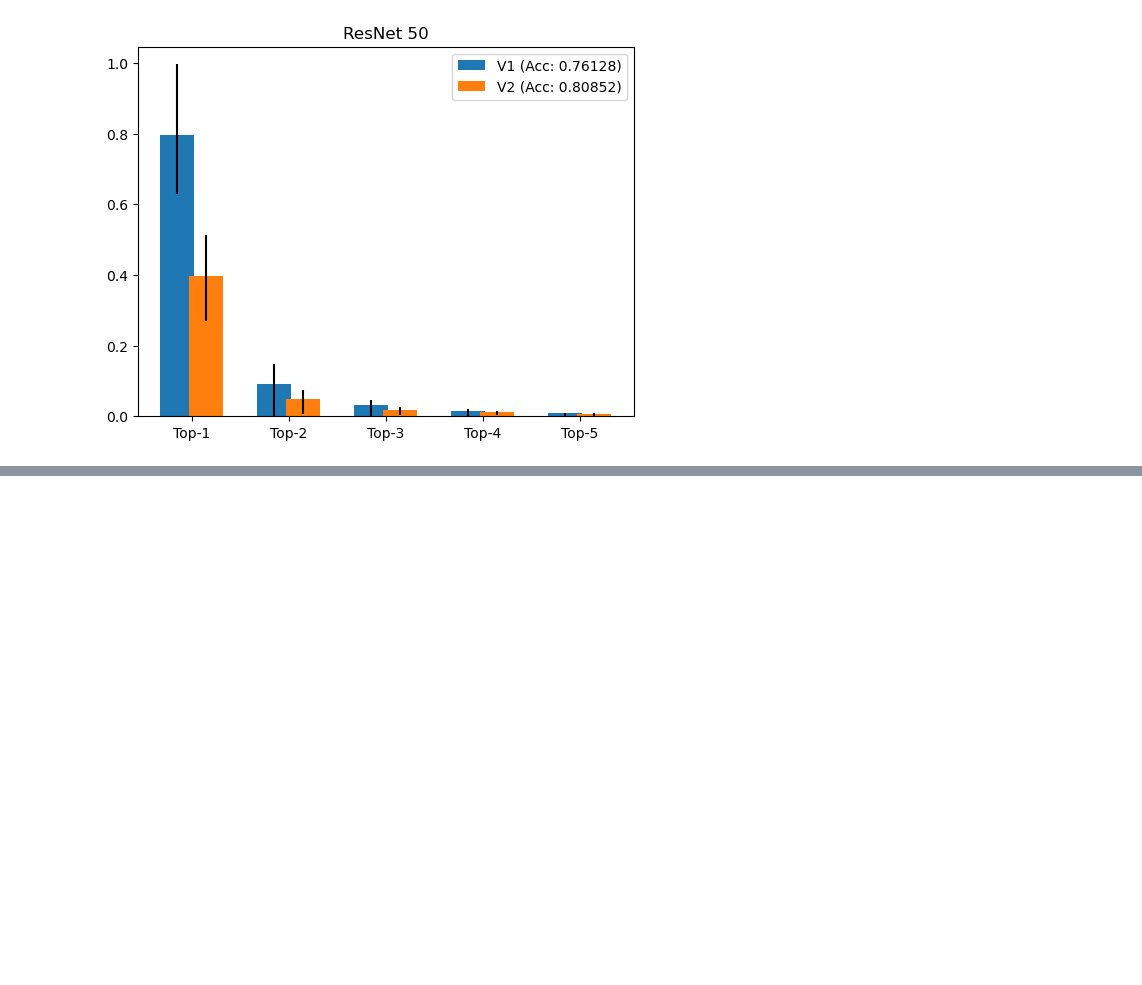
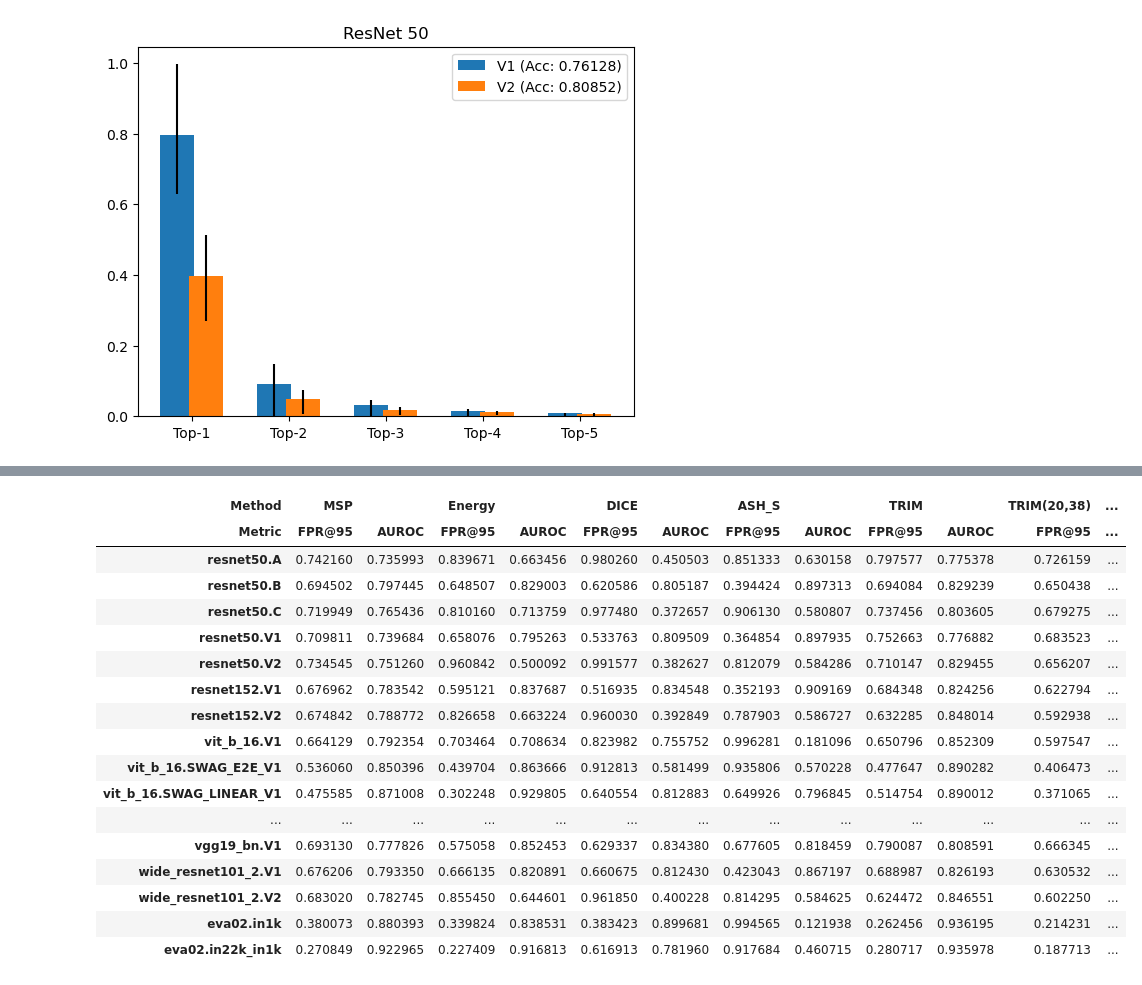
Before and after one commit to wizardbc/trim, a Jupyter notebook: eval.ipynb, the cells around one changed output, grey strips where cells are left out. Saved outputs shown, nothing was run; the diff lists cells and outputs as text; code cells hidden in the pictures; blank space fills up the shorter version.

```diff
--- a/eval.ipynb
+++ b/eval.ipynb
@@ -73,9 +74,9 @@ len([n for n in lp.keys() if lp.get(n)]), len([n for n in lp.keys() if not lp.ge
 # %%
 def color_df(df:pd.DataFrame) -> Styler:
   styler = df.style
-  if ('MSP', 'FPR@95') in df.columns:
+  if (('MSP', 'FPR@95') in df.columns) or (('TRIM(20,38)', 'FPR@95') in df.columns):
     styler.background_gradient(axis=None, subset=pd.IndexSlice[:,pd.IndexSlice[:, 'FPR@95']], cmap='PuBu', vmin=0, vmax=1)
-  if ('MSP', 'AUROC') in df.columns:
+  if (('MSP', 'AUROC') in df.columns) or (('TRIM(20,38)', 'AUROC') in df.columns):
     styler.background_gradient(axis=None, subset=pd.IndexSlice[:,pd.IndexSlice[:, 'AUROC']], cmap='YlOrRd_r', vmin=0, vmax=1)
   if ('ID', 'Accuracy') in df.columns:
     styler.background_gradient(axis=None, subset=pd.IndexSlice[:,pd.IndexSlice[:, 'Accuracy']], cmap='gray', vmin=0.5, vmax=1)
@@ -303,0 +398,24 @@ plt.show()
+# %%
+df_avg = pd.DataFrame({k: v.loc[observe_ood].mean()for k,v in metrics.items()}).T
+df_avg[('ID', 'Accuracy')] = id_acc
+df_avg[('lp','lp')] = lp
+color_df(df_avg)
+# %% [output]
+| Method | MSP |  | Energy |  | DICE |  | ASH_S |  | TRIM |  | TRIM(20,38) | ... |
+| Metric | FPR@95 | AUROC | FPR@95 | AUROC | FPR@95 | AUROC | FPR@95 | AUROC | FPR@95 | AUROC | FPR@95 | ... |
+| resnet50.A | 0.742160 | 0.735993 | 0.839671 | 0.663456 | 0.980260 | 0.450503 | 0.851333 | 0.630158 | 0.797577 | 0.775378 | 0.726159 | ... |
+| resnet50.B | 0.694502 | 0.797445 | 0.648507 | 0.829003 | 0.620586 | 0.805187 | 0.394424 | 0.897313 | 0.694084 | 0.829239 | 0.650438 | ... |
+| resnet50.C | 0.719949 | 0.765436 | 0.810160 | 0.713759 | 0.977480 | 0.372657 | 0.906130 | 0.580807 | 0.737456 | 0.803605 | 0.679275 | ... |
+| resnet50.V1 | 0.709811 | 0.739684 | 0.658076 | 0.795263 | 0.533763 | 0.809509 | 0.364854 | 0.897935 | 0.752663 | 0.776882 | 0.683523 | ... |
+| resnet50.V2 | 0.734545 | 0.751260 | 0.960842 | 0.500092 | 0.991577 | 0.382627 | 0.812079 | 0.584286 | 0.710147 | 0.829455 | 0.656207 | ... |
+| resnet152.V1 | 0.676962 | 0.783542 | 0.595121 | 0.837687 | 0.516935 | 0.834548 | 0.352193 | 0.909169 | 0.684348 | 0.824256 | 0.622794 | ... |
+| resnet152.V2 | 0.674842 | 0.788772 | 0.826658 | 0.663224 | 0.960030 | 0.392849 | 0.787903 | 0.586727 | 0.632285 | 0.848014 | 0.592938 | ... |
+| vit_b_16.V1 | 0.664129 | 0.792354 | 0.703464 | 0.708634 | 0.823982 | 0.755752 | 0.996281 | 0.181096 | 0.650796 | 0.852309 | 0.597547 | ... |
+| vit_b_16.SWAG_E2E_V1 | 0.536060 | 0.850396 | 0.439704 | 0.863666 | 0.912813 | 0.581499 | 0.935806 | 0.570228 | 0.477647 | 0.890282 | 0.406473 | ... |
+| vit_b_16.SWAG_LINEAR_V1 | 0.475585 | 0.871008 | 0.302248 | 0.929805 | 0.640554 | 0.812883 | 0.649926 | 0.796845 | 0.514754 | 0.890012 | 0.371065 | ... |
+| ... | ... | ... | ... | ... | ... | ... | ... | ... | ... | ... | ... | ... |
+| vgg19_bn.V1 | 0.693130 | 0.777826 | 0.575058 | 0.852453 | 0.629337 | 0.834380 | 0.677605 | 0.818459 | 0.790087 | 0.808591 | 0.666345 | ... |
+| wide_resnet101_2.V1 | 0.676206 | 0.793350 | 0.666135 | 0.820891 | 0.660675 | 0.812430 | 0.423043 | 0.867197 | 0.688987 | 0.826193 | 0.630532 | ... |
+| wide_resnet101_2.V2 | 0.683020 | 0.782745 | 0.855450 | 0.644601 | 0.961850 | 0.400228 | 0.814295 | 0.584625 | 0.624472 | 0.846551 | 0.602250 | ... |
+| eva02.in1k | 0.380073 | 0.880393 | 0.339824 | 0.838531 | 0.383423 | 0.899681 | 0.994565 | 0.121938 | 0.262456 | 0.936195 | 0.214231 | ... |
+| eva02.in22k_in1k | 0.270849 | 0.922965 | 0.227409 | 0.916813 | 0.616913 | 0.781960 | 0.917684 | 0.460715 | 0.280717 | 0.935978 | 0.187713 | ... |
```
Also changed, not shown: parts of 18 cells of this notebook.
